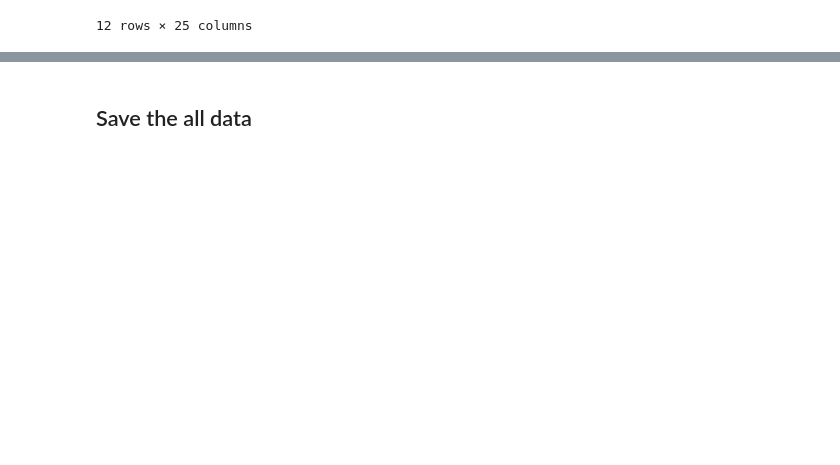
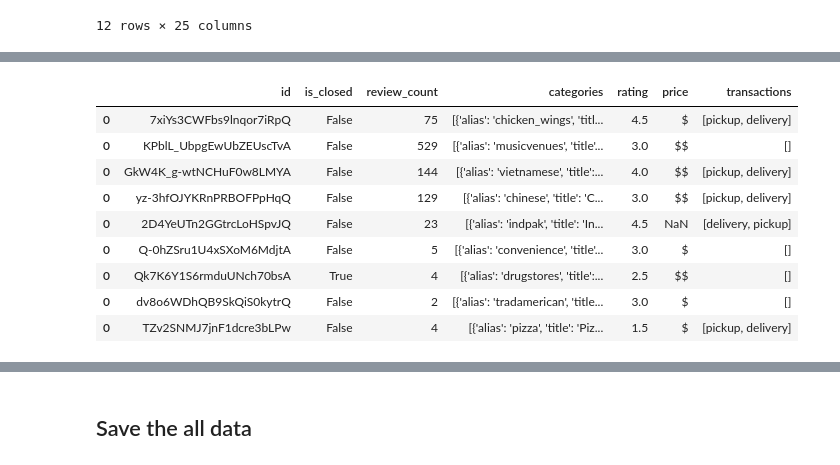
Before and after one commit to adr1anh/DeepDish, a Jupyter notebook: Food Inspection_adrian.ipynb, the cells around one changed output, grey strips where cells are left out. Cells and saved outputs as stored; diff of their text form; code cells hidden in the pictures; blank space fills up the shorter version.

```diff
--- a/Food Inspection_adrian.ipynb
+++ b/Food Inspection_adrian.ipynb
@@ -170,0 +213,13 @@ df = yelp_df[yelp_df['id'].notnull()].merge(scrapped,on='id')
+# %%
+business
+# %% [output]
+|  | id | is_closed | review_count | categories | rating | price | transactions |
+| 0 | 7xiYs3CWFbs9lnqor7iRpQ | False | 75 | [{'alias': 'chicken_wings', 'titl... | 4.5 | $ | [pickup, delivery] |
+| 0 | KPblL_UbpgEwUbZEUscTvA | False | 529 | [{'alias': 'musicvenues', 'title'... | 3.0 | $$ | [] |
+| 0 | GkW4K_g-wtNCHuF0w8LMYA | False | 144 | [{'alias': 'vietnamese', 'title':... | 4.0 | $$ | [pickup, delivery] |
+| 0 | yz-3hfOJYKRnPRBOFPpHqQ | False | 129 | [{'alias': 'chinese', 'title': 'C... | 3.0 | $$ | [pickup, delivery] |
+| 0 | 2D4YeUTn2GGtrcLoHSpvJQ | False | 23 | [{'alias': 'indpak', 'title': 'In... | 4.5 | NaN | [delivery, pickup] |
+| 0 | Q-0hZSru1U4xSXoM6MdjtA | False | 5 | [{'alias': 'convenience', 'title'... | 3.0 | $ | [] |
+| 0 | Qk7K6Y1S6rmduUNch70bsA | True | 4 | [{'alias': 'drugstores', 'title':... | 2.5 | $$ | [] |
+| 0 | dv8o6WDhQB9SkQiS0kytrQ | False | 2 | [{'alias': 'tradamerican', 'title... | 3.0 | $ | [] |
+| 0 | TZv2SNMJ7jnF1dcre3bLPw | False | 4 | [{'alias': 'pizza', 'title': 'Piz... | 1.5 | $ | [pickup, delivery] |
```
Also changed, not shown: parts of 8 cells of this notebook, 1 other file.
